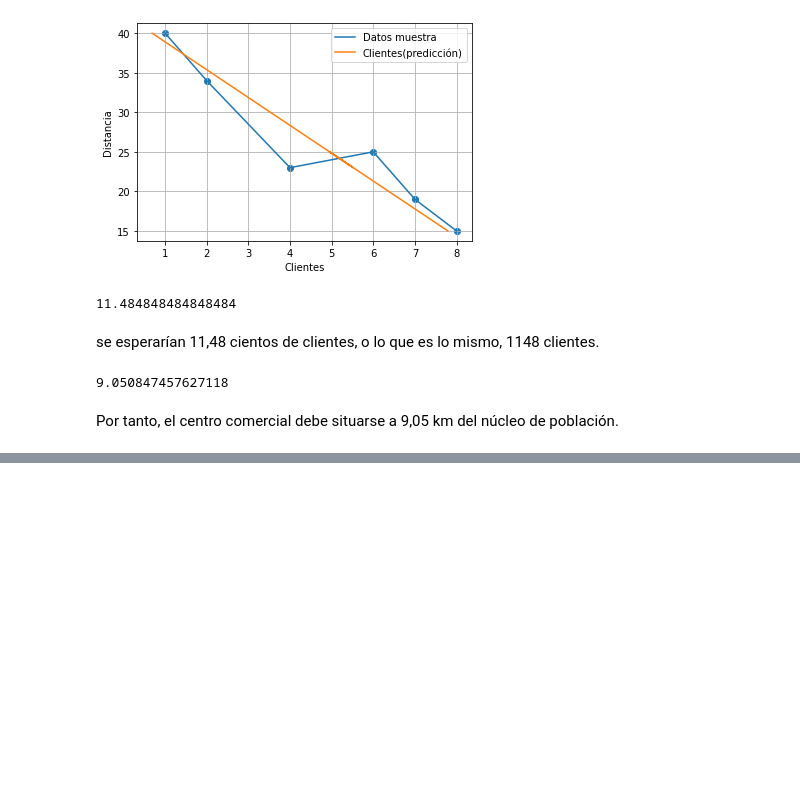
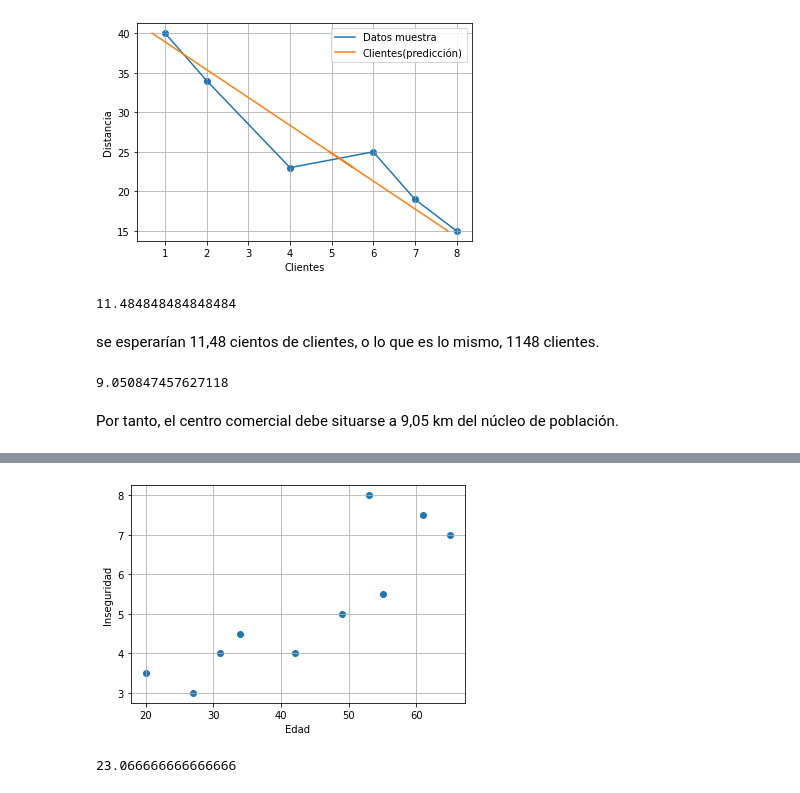
Before and after one commit to DiegoAlejandroLozano/Estadistica_Descriptiva, a Jupyter notebook: regresion.ipynb, the cells around one changed output, grey strips where cells are left out. Cells and saved outputs as stored; diff of their text form; code cells hidden in the pictures; blank space fills up the shorter version.

```diff
--- a/regresion.ipynb
+++ b/regresion.ipynb
@@ -427,0 +447,8 @@ Por tanto, el centro comercial debe situarse a 9,05 km del núcleo de población
+# %%
+datos_11 = {
+    'edad':[34,27,65,20,53,49,42,31,55,61],
+    'inseguridad':[4.5,3,7,3.5,8,5,4,4,5.5,7.5]
+}
+tabla_11 = pd.DataFrame(datos_11)
+tabla_11 = tabla_11.sort_values(by=['edad'])
+tabla_11
@@ -427,0 +467,14 @@ Por tanto, el centro comercial debe situarse a 9,05 km del núcleo de población
+# %%
+#a) Representar gráficamente la nube de puntos y la recta que las relaciona. ¿Qué podemos decir de esta relación?
+plt.scatter(x=tabla_11.edad, y=tabla_11.inseguridad)
+plt.xlabel('Edad')
+plt.ylabel('Inseguridad')
+plt.grid()
+plt.show()
+# %% [output]
+[figure, added]
+# %%
+#Se obtiene una covarianza positiva, lo cual indica una relación lineal creciente
+tabla_11.edad.cov(tabla_11.inseguridad)
+# %% [output]
+23.066666666666666
```
Also changed, not shown: parts of 26 cells of this notebook, 1 other file.
